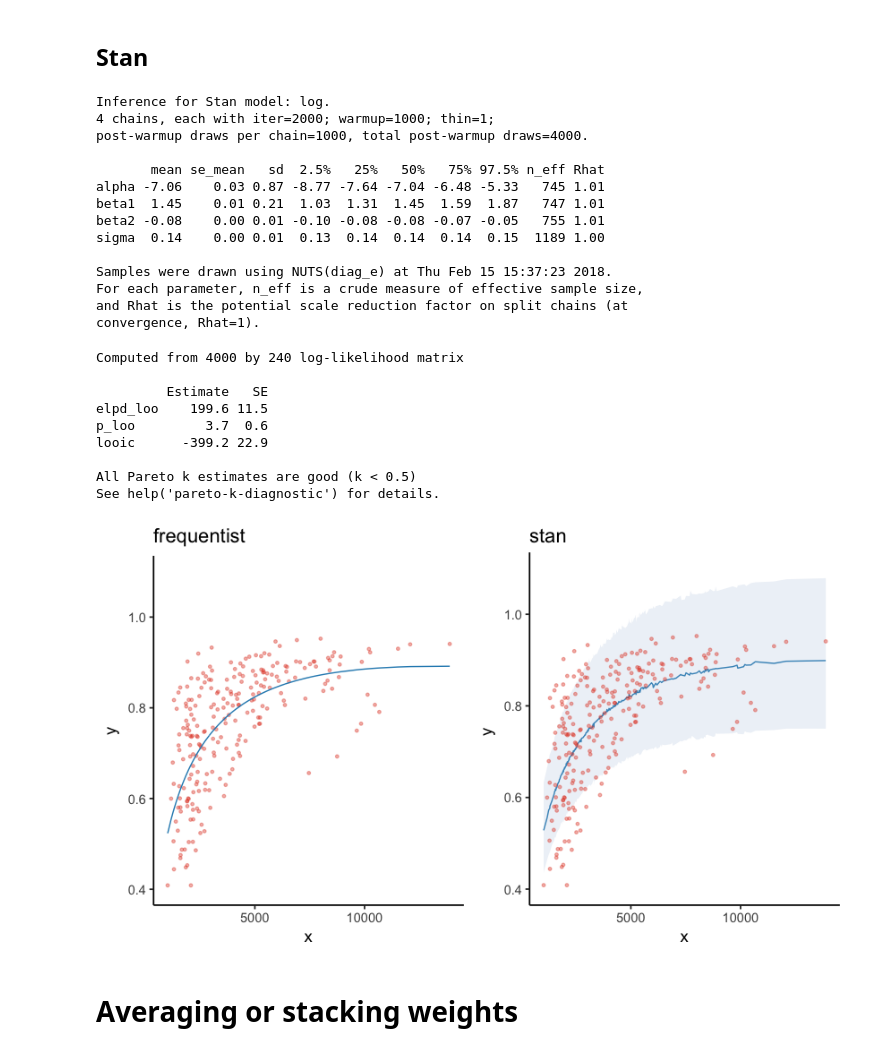
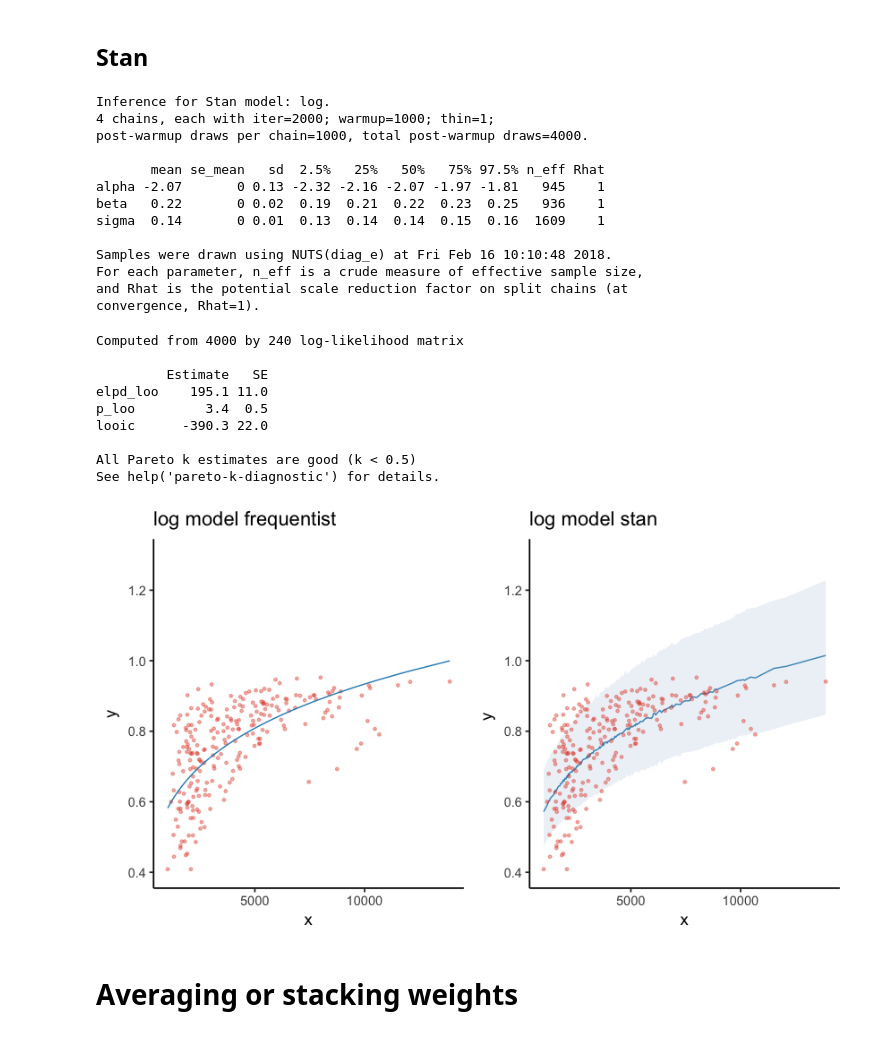
Before and after one commit to sdaza/lambda, a Jupyter notebook: notebooks/stan_toy_examples.ipynb, the cells around one changed output. Drawn from its saved outputs; the diff is of its cells as text; code cells hidden in the pictures.

```diff
--- a/notebooks/stan_toy_examples.ipynb
+++ b/notebooks/stan_toy_examples.ipynb
@@ -172,26 +163,5 @@ looic      -446.1 21.4
 
 All Pareto k estimates are good (k < 0.5)
 See help('pareto-k-diagnostic') for details.
-# %%
-# plot function for posterior
-plot_posterior = function(stan_model, x, y, pred_name='y_pred', ylabel='y ', xlabel='x',
-                          prob=0.90) {
-
-    ypred = extract(stan_model, pred_name)[[1]]
-
-    m =  as.vector(apply(ypred, 2, median))
-    lo = as.vector(apply(ypred, 2, function(x) quantile(x, prob=(1-prob))))
-    hi = as.vector(apply(ypred, 2, function(x) quantile(x, prob=prob)))
-
-    dat = data.frame(y, x, m, lo, hi)
-
-    ggplot(dat, aes(x=x, y=y)) +
-        geom_line(aes(y=m), color='#2b8cbe', size = 0.4)  +
-        geom_ribbon(aes(ymin = lo, ymax = hi), fill = '#a6bddb', alpha=0.2)  +
-        geom_point(size=0.7, color='#e34a33', alpha=0.4) +
-        labs(x=xlabel, y=ylabel) +
-        theme_classic()
-
-}
 # %%
 # plots
@@ -402,5 +369,5 @@ logx2 = log(data$x)^2
 # %%
-model_log = lm(log(data$y) ~ 1 + log(data$x) + logx2)
+model_log = lm(log(data$y) ~ 1 + log(data$x))
 # %%
 summary(model_log)
 # %% [output]
@@ -434,18 +400,17 @@ stan_log = '
 
     parameters {
         real alpha;
-        real beta1;
-        real beta2;
+        real beta;
         real<lower=0> sigma;
     }
 
     model {
-        beta1 ~ normal(0,2);
-        beta2 ~ normal(0,2);
+        beta ~ normal(0,2);
         alpha ~ normal(-7,1);
 
         for (i in 1:N) {
-            log(y[i]) ~ normal(alpha + log(x[i])*beta1 + log(x[i])^2*beta2, sigma);
+            log(y[i]) ~ normal(alpha + log(x[i])*beta, sigma);
+            //target += -log(y[i]);
         }
 }
 
@@ -454,8 +419,8 @@ stan_log = '
        vector[N] log_lik;
 
         for (n in 1:N) {
-        log_lik[n] = normal_lpdf(log(y[n]) | alpha +  log(x[n])*beta1 + log(x[n])^2*beta2, sigma) - log(y[n]);
-        y_pred[n] = exp(normal_rng(alpha + log(x[n])*beta1 + log(x[n])^2*beta2, sigma));
+        log_lik[n] = normal_lpdf(log(y[n]) | alpha +  log(x[n])*beta, sigma) - log(y[n]);
+        y_pred[n] = exp(normal_rng(alpha + log(x[n])*beta, sigma));
          }
         }
     '
@@ -465,18 +430,17 @@ fit_log = stan(model_code = stan_log,
             data = data)
 # %%
-print(fit_log, pars=c('alpha', 'beta1', 'beta2', 'sigma'))
+print(fit_log, pars=c('alpha', 'beta', 'sigma'))
 # %% [output]
 Inference for Stan model: log.
 4 chains, each with iter=2000; warmup=1000; thin=1;
 post-warmup draws per chain=1000, total post-warmup draws=4000.
 
        mean se_mean   sd  2.5%   25%   50%   75% 97.5% n_eff Rhat
-alpha -7.06    0.03 0.87 -8.77 -7.64 -7.04 -6.48 -5.33   745 1.01
-beta1  1.45    0.01 0.21  1.03  1.31  1.45  1.59  1.87   747 1.01
-beta2 -0.08    0.00 0.01 -0.10 -0.08 -0.08 -0.07 -0.05   755 1.01
-sigma  0.14    0.00 0.01  0.13  0.14  0.14  0.14  0.15  1189 1.00
+alpha -2.07       0 0.13 -2.32 -2.16 -2.07 -1.97 -1.81   945    1
+beta   0.22       0 0.02  0.19  0.21  0.22  0.23  0.25   936    1
+sigma  0.14       0 0.01  0.13  0.14  0.14  0.15  0.16  1609    1
 
-Samples were drawn using NUTS(diag_e) at Thu Feb 15 15:37:23 2018.
+Samples were drawn using NUTS(diag_e) at Fri Feb 16 10:10:48 2018.
 For each parameter, n_eff is a crude measure of effective sample size,
 and Rhat is the potential scale reduction factor on split chains (at
 convergence, Rhat=1).
@@ -485,21 +449,21 @@ convergence, Rhat=1).
 # %%
-loo(extract_log_lik(fit_log, parameter_name = "log_lik"))
+loo(extract_log_lik(fit_log, parameter_name = 'log_lik'))
 # %% [output]
 Computed from 4000 by 240 log-likelihood matrix
 
          Estimate   SE
-elpd_loo    199.6 11.5
-p_loo         3.7  0.6
-looic      -399.2 22.9
+elpd_loo    195.1 11.0
+p_loo         3.4  0.5
+looic      -390.3 22.0
 
 All Pareto k estimates are good (k < 0.5)
 See help('pareto-k-diagnostic') for details.
 # %%
-plot1 = plot_predictions(data$x, data$y, exp(predict(model_log))) + ylim(0.4, 1.1) + labs(title='frequentist')
-plot2 = plot_posterior(fit_log, data$x, data$y) + ylim(0.4, 1.1) + labs(title='stan')
+plot1 = plot_predictions(data$x, data$y, exp(predict(model_log))) + ylim(0.4, 1.3) + labs(title='log model frequentist')
+plot2 = plot_posterior(fit_log, data$x, data$y) + ylim(0.4, 1.3) + labs(title='log model stan')
 gridExtra::grid.arrange(plot1, plot2, ncol=2)
 # %% [output]
-[figure, old version]
+[figure, new version]
 # %% [markdown]
 # Averaging or stacking weights
 # %%
```
Also changed, not shown: parts of 27 cells of this notebook, 2 other files.
